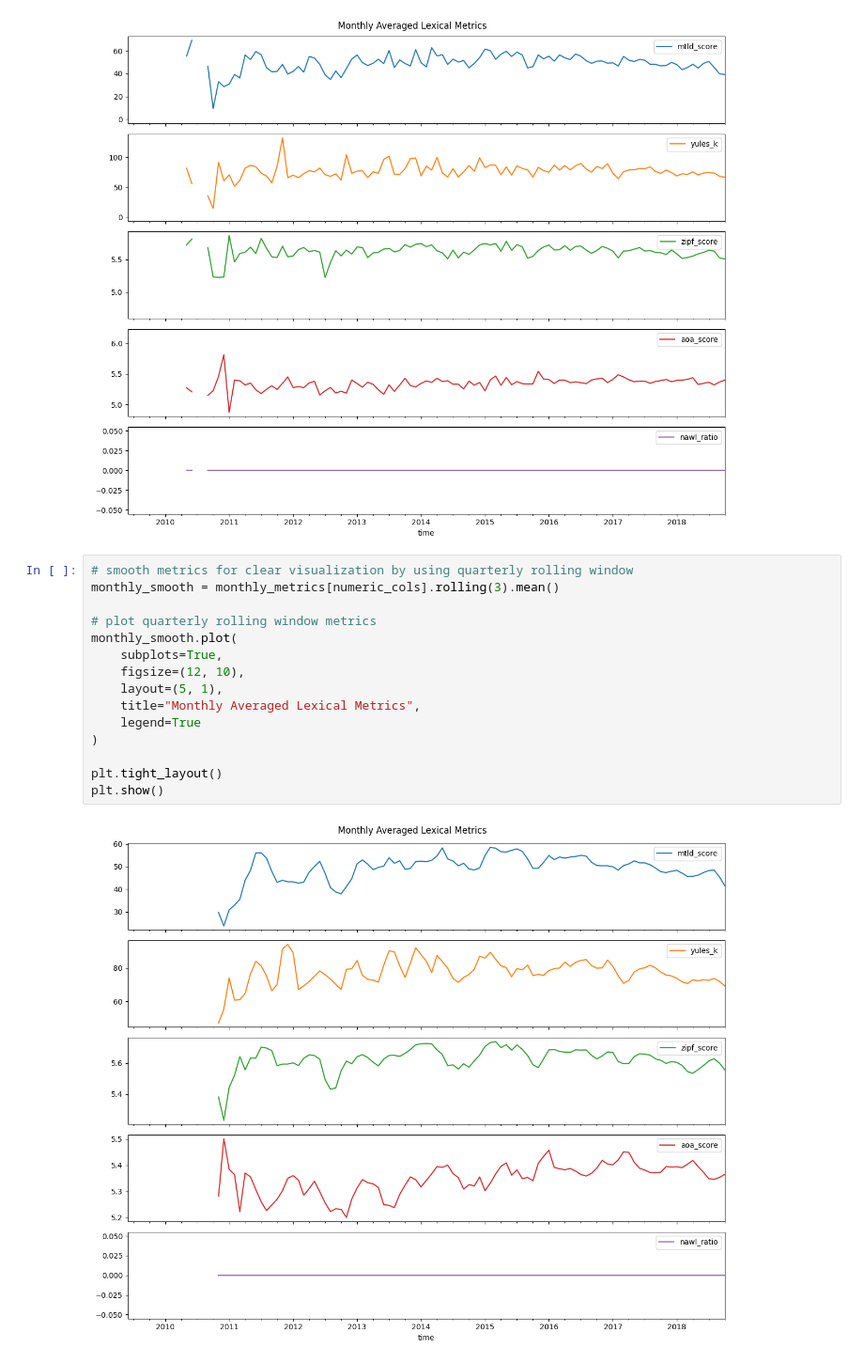
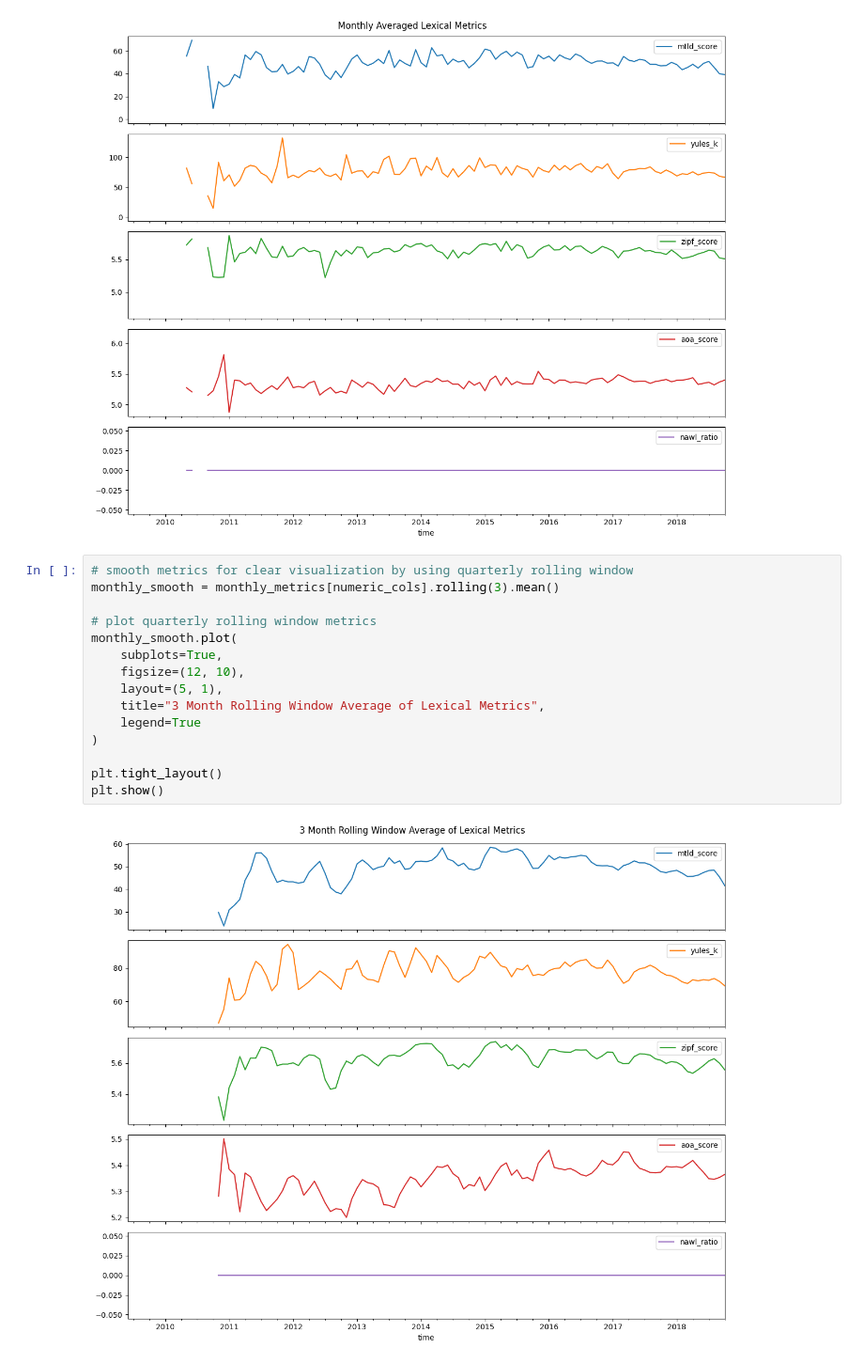
Before and after one commit to nickvick04/ORFE-Thesis, a Jupyter notebook: LexicalAnalysis.ipynb, the cells around one changed output. Shown at 94% size. Saved outputs shown, nothing was run; the diff lists cells and outputs as text.

Commit message:
plot name change

```diff
--- a/LexicalAnalysis.ipynb
+++ b/LexicalAnalysis.ipynb
@@ -266,17 +266,17 @@ plt.show()
 # %%
 # smooth metrics for clear visualization by using quarterly rolling window
 monthly_smooth = monthly_metrics[numeric_cols].rolling(3).mean()
 
 # plot quarterly rolling window metrics
 monthly_smooth.plot(
     subplots=True,
     figsize=(12, 10),
     layout=(5, 1),
-    title="Monthly Averaged Lexical Metrics",
+    title="3 Month Rolling Window Average of Lexical Metrics",
     legend=True
 )
 
 plt.tight_layout()
 plt.show()
 # %% [output]
-[figure, old version]
+[figure, new version]
```
